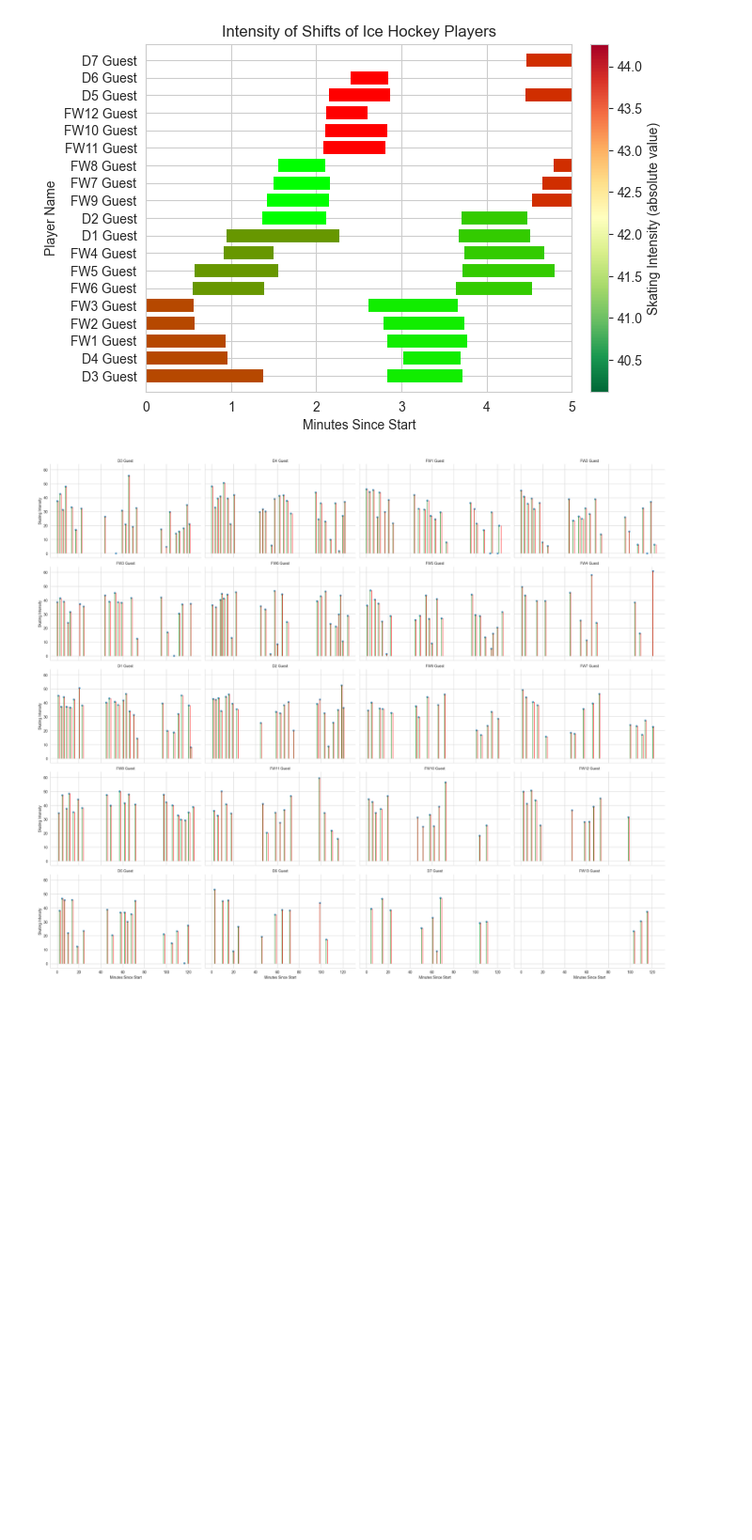
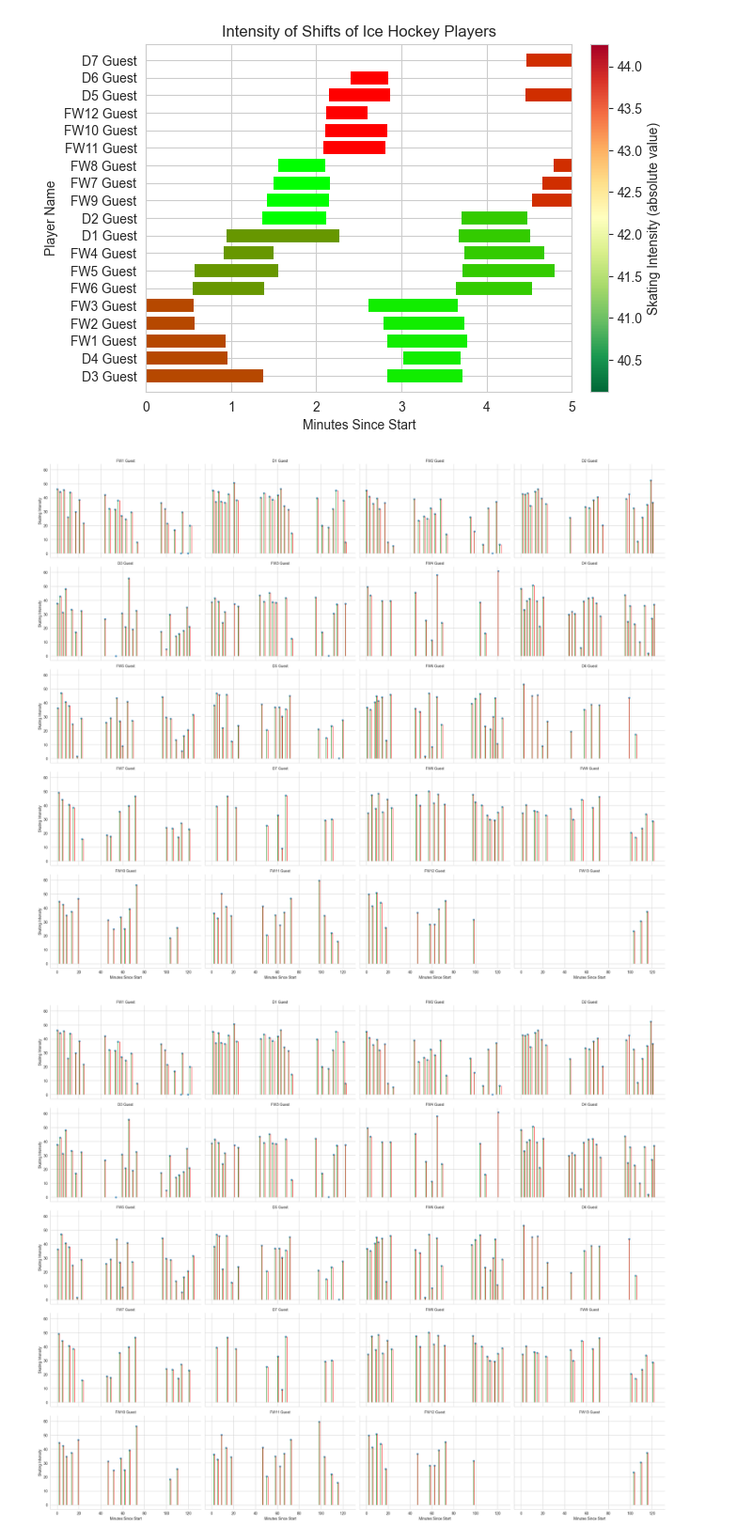
Before and after one commit to arnoldram/dataunionsihf, a Jupyter notebook: merge_v1.ipynb, the cells around one changed output. Shown at 94% size. Cells and saved outputs as stored; diff of their text form; code cells hidden in the pictures; blank space fills up the shorter version.

Commit message:
v_2 line 19 .copy() for not ordering follwing df's

```diff
--- a/merge_v1.ipynb
+++ b/merge_v1.ipynb
@@ -291,32 +291,39 @@ def plot_skating_intensity(df: pd.DataFrame, time_window: int):
     """
     # Convert timestamps to readable format and calculate duration since start
     df['Readable Timestamp'] = pd.to_datetime(df['Timestamp (ms)'], unit='ms')
     df['End Timestamp'] = df['Readable Timestamp'] + pd.to_timedelta(df['Duration (s)'], unit='s')
     df['Duration Since Start'] = (df['Readable Timestamp'] - df['Readable Timestamp'].min()).dt.total_seconds() / 60  # Convert to minutes
 
     # Filter to include only "Guest" players and exclude goalkeepers
-    df_filtered = df[df["Name"].str.contains("Guest") & ~df["Name"].str.contains("Goalkeeper")]
+    df_filtered = df[df["Name"].str.contains("Guest") & ~df["Name"].str.contains("Goalkeeper")].copy()
+
+    # Extracting numeric part from names for sorting
+    df_filtered['Name Number'] = df_filtered['Name'].str.extract('(\d+)').astype(int)
+
+    # Sorting by extracted numbers
+    df_filtered = df_filtered.sort_values('Name Number')
 
     # Creating the visualization
     g = sns.FacetGrid(df_filtered, col="Name", col_wrap=4, height=4, aspect=1.5)
 
     def draw_duration_lines(data, **kwargs):
         ax = plt.gca()
         for _, row in data.iterrows():
             start_time = row['Duration Since Start']
             duration = (row['End Timestamp'] - row['Readable Timestamp']).total_seconds() / 60  # Conversion to minutes
             end_time = start_time + duration
             # Draw lines indicating the duration of each event (start = green, end = red)
             ax.vlines(x=start_time, ymin=0, ymax=row['Skating Intensity'], color='green', linestyle='-', alpha=0.7)
             ax.vlines(x=end_time, ymin=0, ymax=row['Skating Intensity'], color='red', linestyle='-', alpha=0.7)
 
     g.map_dataframe(draw_duration_lines)
     g.map_dataframe(sns.scatterplot, 'Duration Since Start', 'Skating Intensity', alpha=0.7)
     g.set_axis_labels('Minutes Since Start', 'Skating Intensity')
     g.set_titles("{col_name}")
 
     plt.show()
 
 plot_skating_intensity(df, 5)
 # %% [output]
-[figure, old version]
+[figure, new version]
+[figure, added]
```
Also changed, not shown: parts of 3 cells of this notebook.
